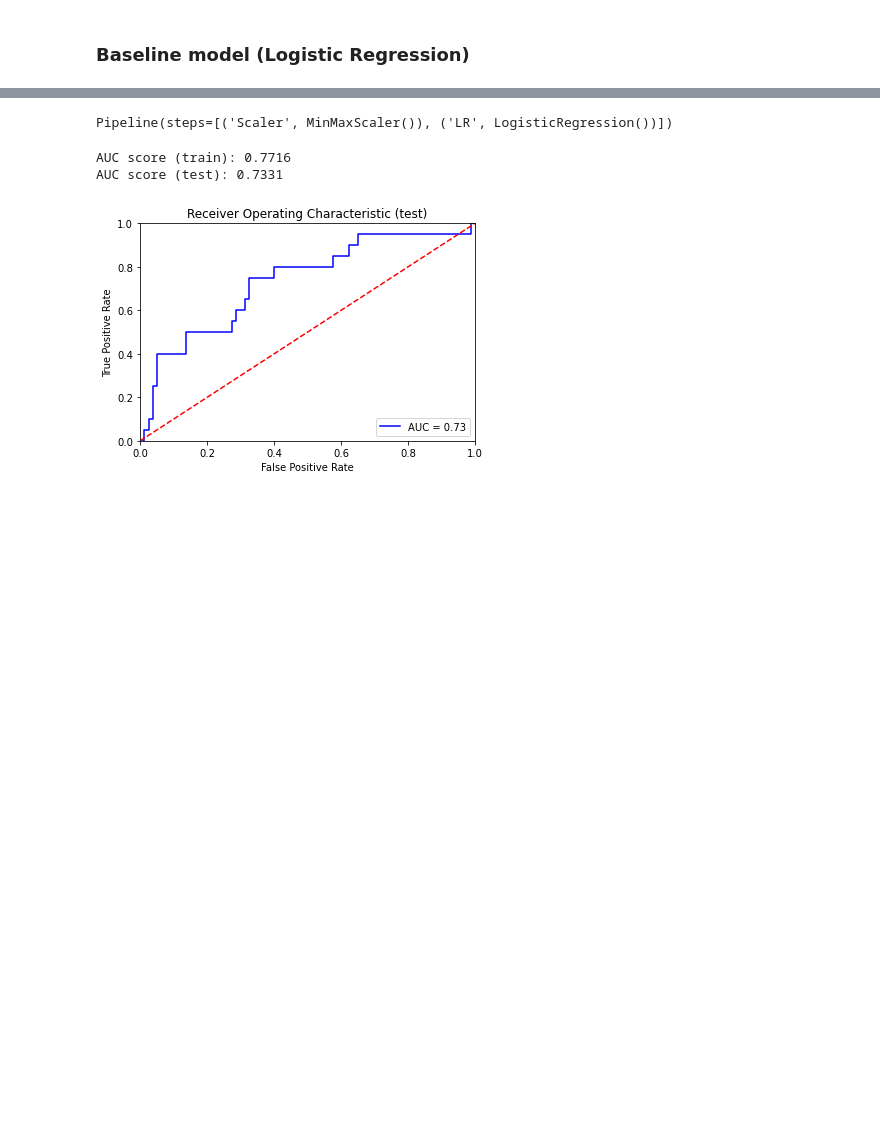
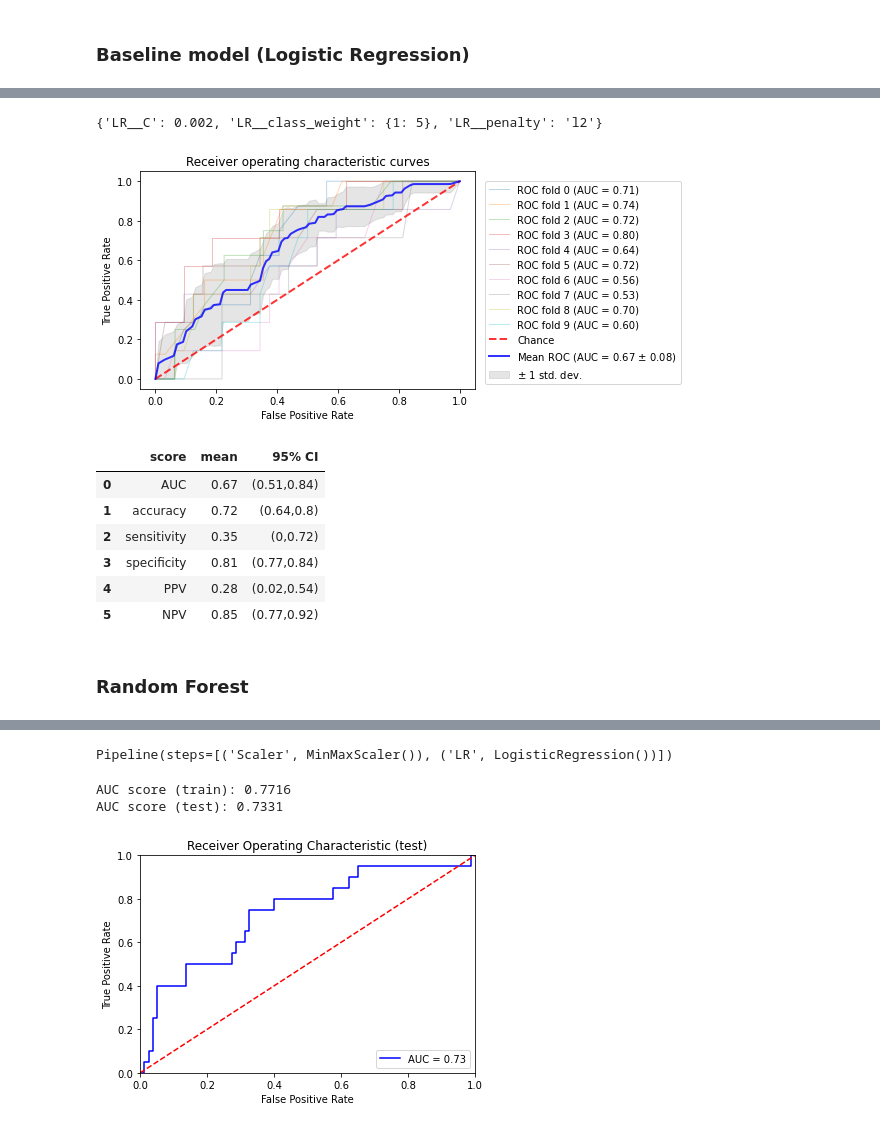
Before and after one commit to pabloac31/TFM, a Jupyter notebook: TFM_ML.ipynb, the cells around one changed output, grey strips where cells are left out. Drawn from its saved outputs; the diff is of its cells as text; code cells hidden in the pictures; blank space fills up the shorter version.

```diff
--- a/TFM_ML.ipynb
+++ b/TFM_ML.ipynb
@@ -104,0 +132,8 @@ test_model(clf, X.to_numpy(), y)
+# %%
+lr = Pipeline([('Scaler', StandardScaler()),('LR',LogisticRegression(solver='liblinear', max_iter=10000))])
+
+params_lr = {'LR__penalty': ['l1','l2'], 'LR__C': [0.001,0.002,0.005,0.01,0.1,1,10,100],
+          'LR__class_weight': [{1:0.5},{1:1},{1:5},{1:10},{1:15},{1:20}]}
+
+gs_lr = GridSearchCV(lr, params_lr, scoring='roc_auc', cv=10, verbose=1, n_jobs=2)
+_ = gs_lr.fit(X,y)
@@ -104,0 +145,17 @@ test_model(clf, X.to_numpy(), y)
+# %%
+gs_lr.best_params_
+# %% [output]
+{'LR__C': 0.002, 'LR__class_weight': {1: 5}, 'LR__penalty': 'l2'}
+# %%
+test_model(gs_lr.best_estimator_, X, y)
+# %% [output]
+[figure, added]
+|  | score | mean | 95% CI |
+| 0 | AUC | 0.67 | (0.51,0.84) |
+| 1 | accuracy | 0.72 | (0.64,0.8) |
+| 2 | sensitivity | 0.35 | (0,0.72) |
+| 3 | specificity | 0.81 | (0.77,0.84) |
+| 4 | PPV | 0.28 | (0.02,0.54) |
+| 5 | NPV | 0.85 | (0.77,0.92) |
+# %% [markdown]
+### Random Forest
```
Also changed, not shown: parts of 100 cells of this notebook, 6 other files.
